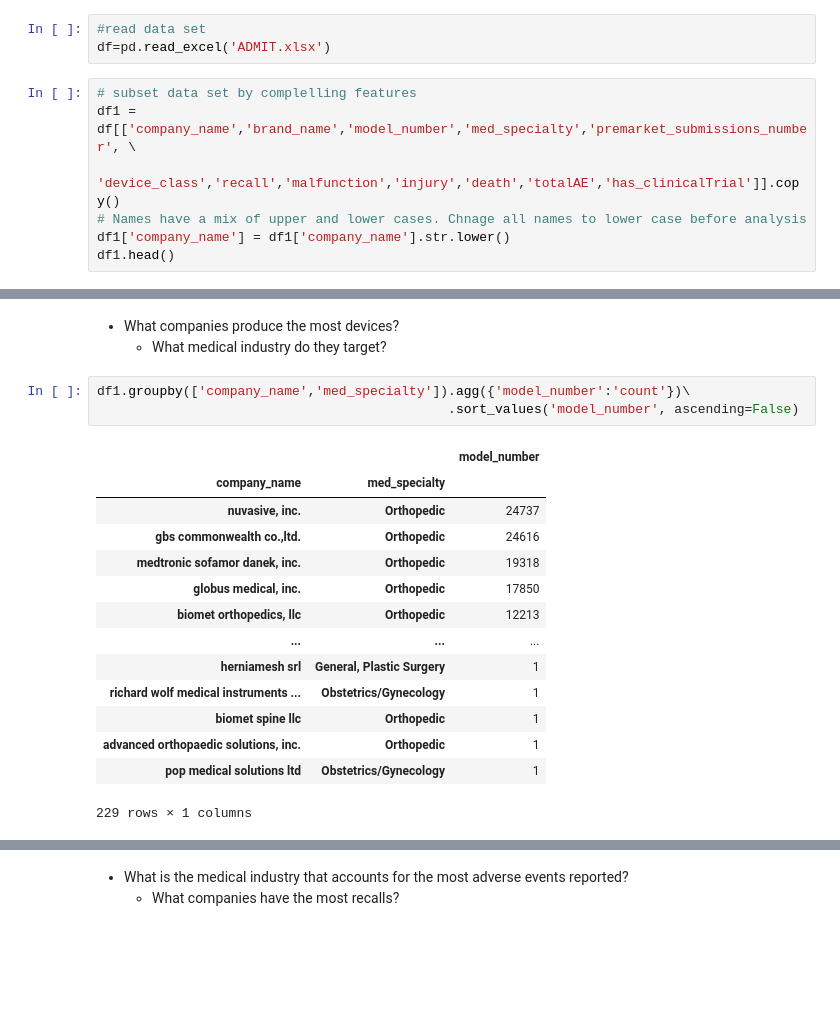
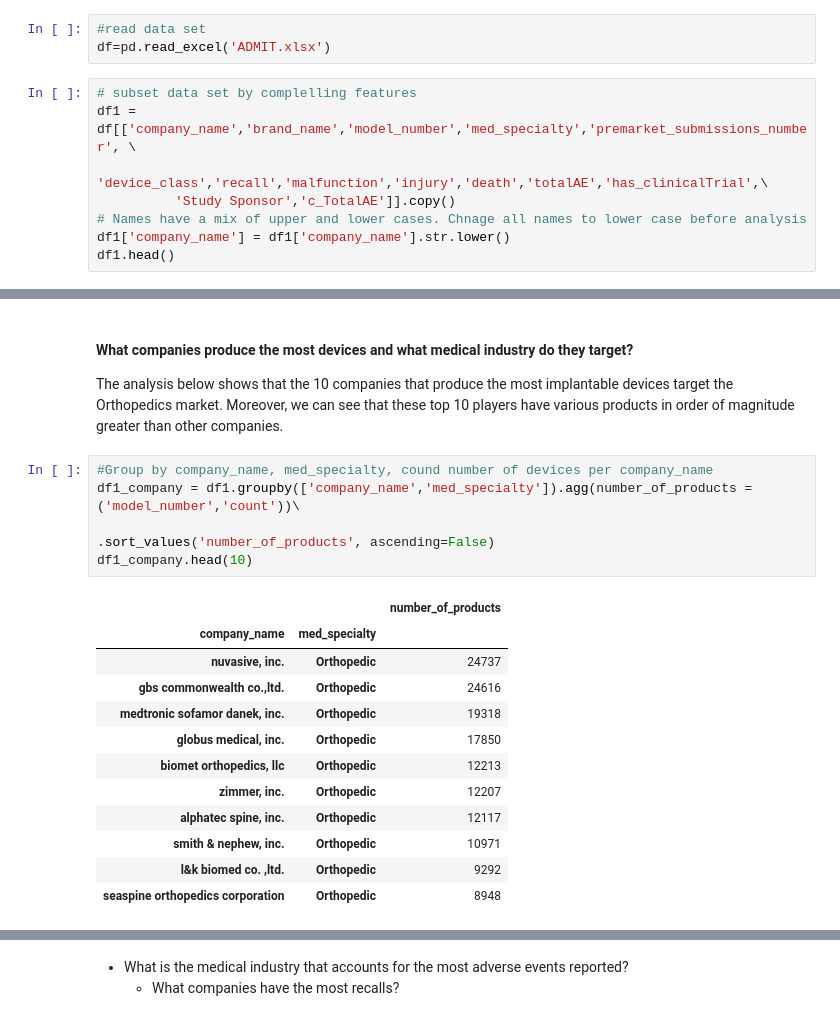
Before and after one commit to neizalazo/medical_devices_py, a Jupyter notebook: Medical_Devices.ipynb, the cells around one changed output, grey strips where cells are left out. Cells and saved outputs as stored; diff of their text form; blank space fills up the shorter version.

```diff
--- a/Medical_Devices.ipynb
+++ b/Medical_Devices.ipynb
@@ -38,7 +42,8 @@ df=pd.read_excel('ADMIT.xlsx')
 # %%
 # subset data set by complelling features
 df1 = df[['company_name','brand_name','model_number','med_specialty','premarket_submissions_number', \
-          'device_class','recall','malfunction','injury','death','totalAE','has_clinicalTrial']].copy()
+          'device_class','recall','malfunction','injury','death','totalAE','has_clinicalTrial',\
+          'Study Sponsor','c_TotalAE']].copy()
 # Names have a mix of upper and lower cases. Chnage all names to lower case before analysis
 df1['company_name'] = df1['company_name'].str.lower()
 df1.head()
@@ -69,21 +89,22 @@ df2
 # %% [markdown]
-- What companies produce the most devices?
-    - What medical industry do they target?
+#### What companies produce the most devices and what medical industry do they target?
+
+The analysis below shows that the 10 companies that produce the most implantable devices target the Orthopedics market. Moreover, we can see that these top 10 players have various products in order of magnitude greater than other companies.
 # %%
-df1.groupby(['company_name','med_specialty']).agg({'model_number':'count'})\
-                                             .sort_values('model_number', ascending=False)
+#Group by company_name, med_specialty, cound number of devices per company_name
+df1_company = df1.groupby(['company_name','med_specialty']).agg(number_of_products = ('model_number','count'))\
+                                                            .sort_values('number_of_products', ascending=False)
+df1_company.head(10)
 # %% [output]
-|  |  | model_number |
+|  |  | number_of_products |
 | company_name | med_specialty |  |
 | nuvasive, inc. | Orthopedic | 24737 |
 | gbs commonwealth co.,ltd. | Orthopedic | 24616 |
 | medtronic sofamor danek, inc. | Orthopedic | 19318 |
 | globus medical, inc. | Orthopedic | 17850 |
 | biomet orthopedics, llc | Orthopedic | 12213 |
-| ... | ... | ... |
-| herniamesh srl | General, Plastic Surgery | 1 |
-| richard wolf medical instruments ... | Obstetrics/Gynecology | 1 |
-| biomet spine llc | Orthopedic | 1 |
-| advanced orthopaedic solutions, inc. | Orthopedic | 1 |
-| pop medical solutions ltd | Obstetrics/Gynecology | 1 |
+| zimmer, inc. | Orthopedic | 12207 |
+| alphatec spine, inc. | Orthopedic | 12117 |
+| smith & nephew, inc. | Orthopedic | 10971 |
+| l&k biomed co. ,ltd. | Orthopedic | 9292 |
+| seaspine orthopedics corporation | Orthopedic | 8948 |
-229 rows × 1 columns
```
Also changed, not shown: parts of 21 cells of this notebook.
